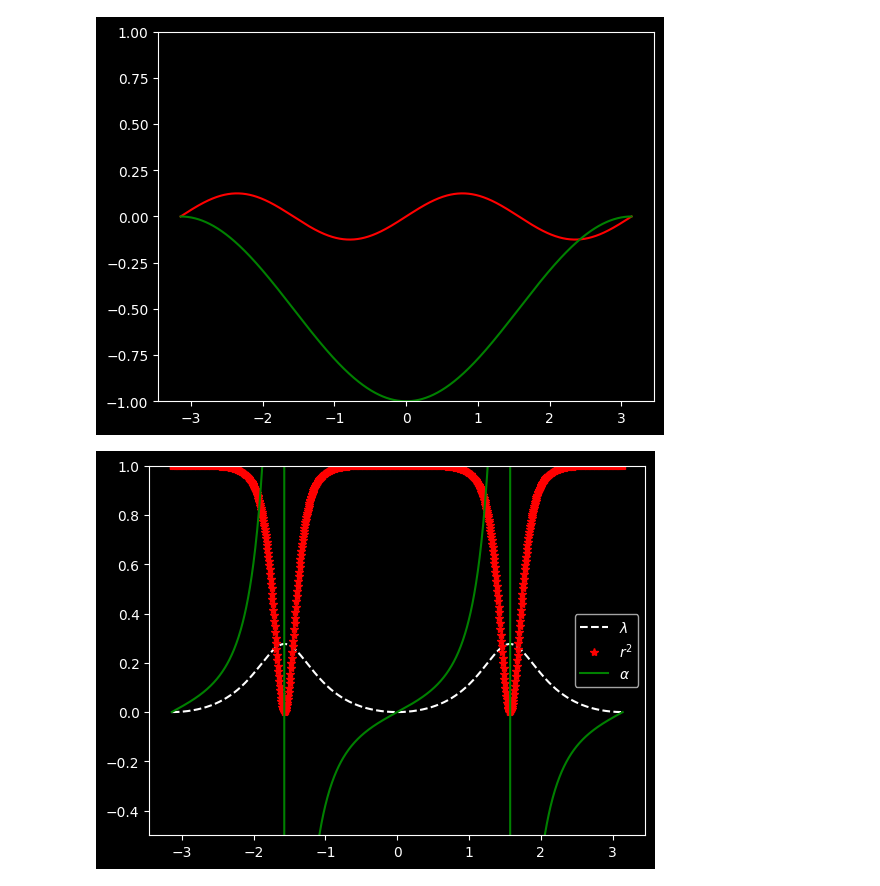
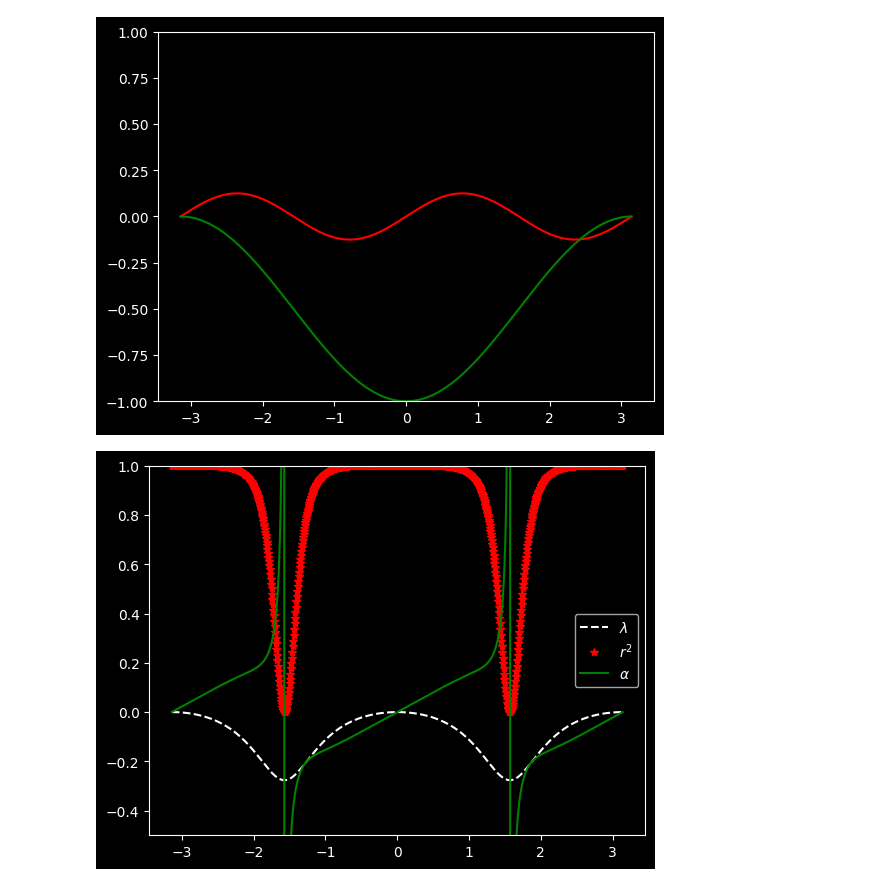
Before and after one commit to vathzen/qmsc-python-project, a Jupyter notebook: Project.ipynb, the cells around one changed output. Drawn from its saved outputs; the diff is of its cells as text; code cells hidden in the pictures.

```diff
--- a/Project.ipynb
+++ b/Project.ipynb
@@ -78,35 +78,35 @@ p = []
 z = []
 A = {}
 L = {}
 R2 = {}
 
 ax = plt.gca()
 ax.set_ylim([-0.5, 1])
 
 eta = [0.8]
 g = 1
 
 for n in eta:
     for x in theta:
         result = minimize_scalar(maximise, args=(x,n))
-        l = -result.x
+        l = result.x
         L[x] = l
         R2[x] = -result.fun
         A[x] = ( (n + 4*n*l + 4*l*l) / 4*n ) * np.tan(x)
 
         # if (x < np.pi/2 and x > -np.pi/2):
         #     l = l-1
         # else:
         #     l = -l
 
     plt.plot(*zip(*sorted(L.items())),'w--')
     plt.plot(*zip(*sorted(R2.items())),'r*')
     plt.plot(*zip(*sorted(A.items())),'g')
 
 plt.legend([r"$\lambda$", r"$r^2$", r"$\alpha$"], loc='center right')
 plt.show()
 # %% [output]
-[figure, old version]
+[figure, new version]
 # %%
 from scipy.optimize import minimize_scalar
 
```
Also changed, not shown: parts of 2 cells of this notebook.
